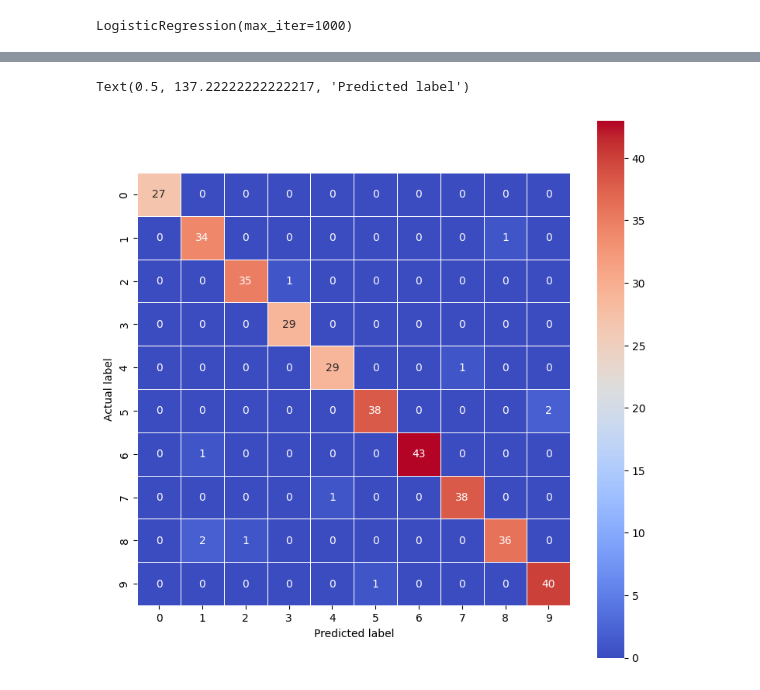
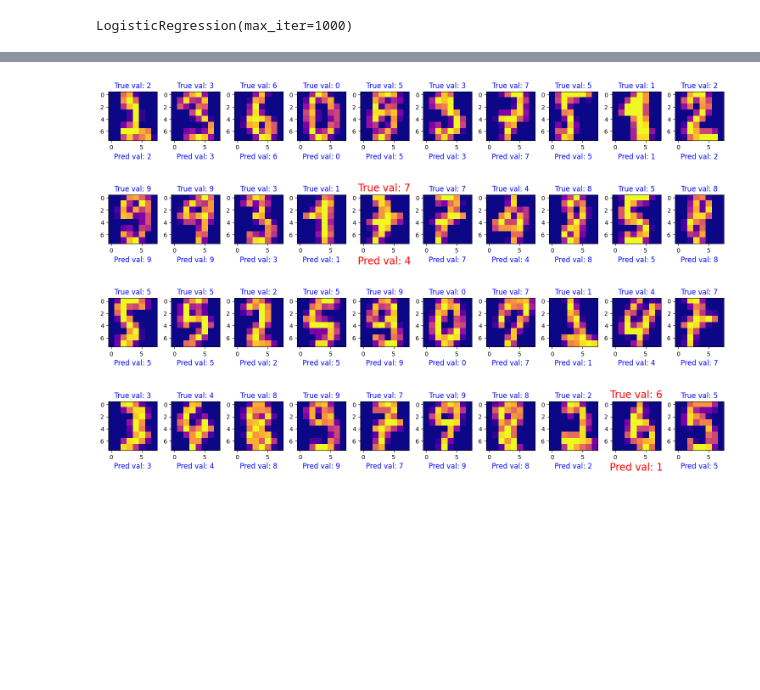
Before and after one commit to Carlos93U/sklearn_digits_predictor, a Jupyter notebook: notebooks/predict_digits.ipynb, the cells around one changed output, grey strips where cells are left out. Drawn from its saved outputs; the diff is of its cells as text; code cells hidden in the pictures; blank space fills up the shorter version.

Commit message:
digit predictor files

```diff
--- a/notebooks/predict_digits.ipynb
+++ b/notebooks/predict_digits.ipynb
@@ -97,8 +109,19 @@ array([[27,  0,  0,  0,  0,  0,  0,  0,  0,  0],
-# %%
-plt.figure(figsize=(9,9))
-sns.heatmap(cm, annot=True, linewidths=.5, square=True, cmap='coolwarm')
-plt.ylabel('Actual label')
-plt.xlabel('Predicted label')
-# %% [output]
-Text(0.5, 137.22222222222217, 'Predicted label')
-[figure, removed]
+# %%
+# to show true values and predict values
+_, axes = plt.subplots(nrows=4, ncols=10, figsize=(15, 10))
+for i, index in enumerate(x_test.index[80:120]):
+    row = i // 10
+    col = i % 10
+    axes[row, col].imshow(np.reshape(x_test.loc[index], (8, 8)), cmap='plasma')
+
+    if y_test.values[80:120][i] == predictions[80:120][i]:
+        axes[row, col].set_title(f"True val: {y_test.values[80:120][i]}", color='blue', fontsize=12)
+        axes[row, col].set_xlabel(f"Pred val: {predictions[80:120][i]}", color='blue', fontsize=12)
+    else:
+        axes[row, col].set_title(f"True val: {y_test.values[80:120][i]}", color='red', fontsize=17)
+        axes[row, col].set_xlabel(f"Pred val: {predictions[80:120][i]}", color='red',  fontsize=17)
+
+plt.tight_layout()
+plt.show()
+# %% [output]
+[figure, added]
```
Also changed, not shown: parts of 18 cells of this notebook, 2 other files.
